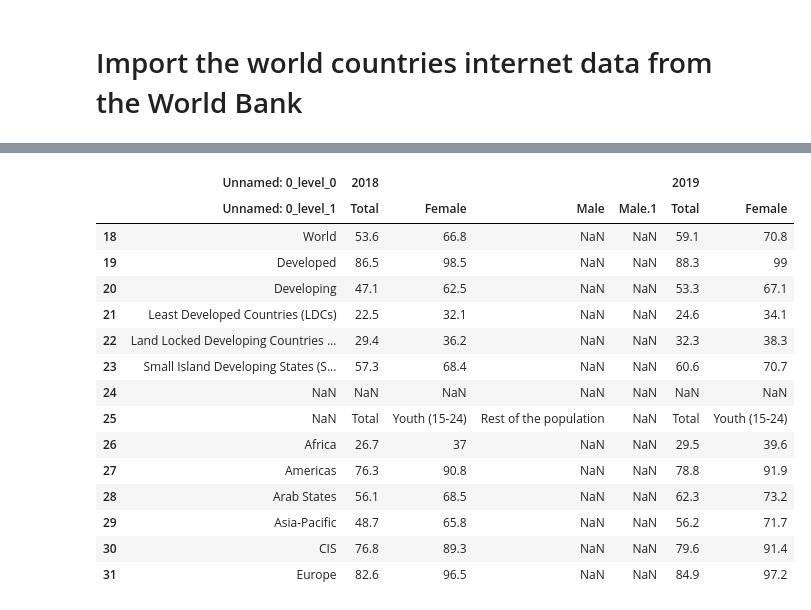
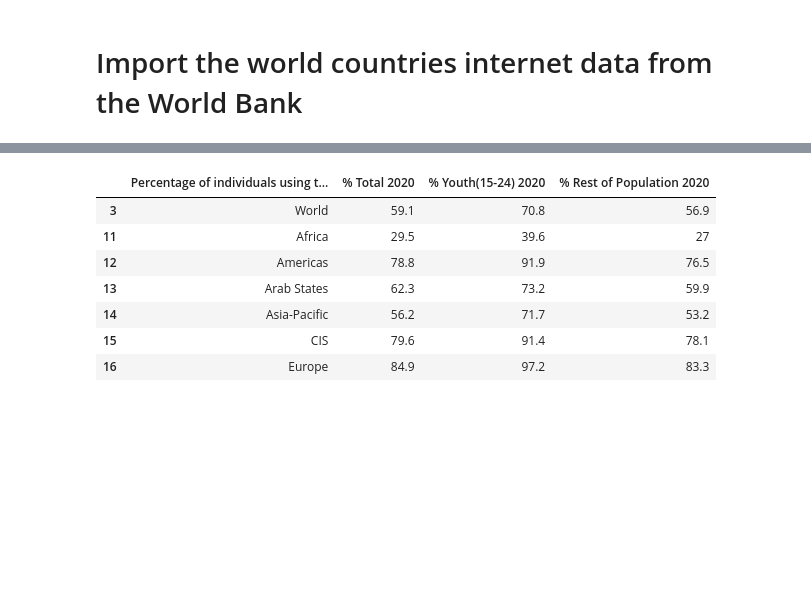
Before and after one commit to khadra1/Project-3-Connectivity, a Jupyter notebook: notebooks/cleaning_data.ipynb, the cells around one changed output, grey strips where cells are left out. Cells and saved outputs as stored; diff of their text form; code cells hidden in the pictures; blank space fills up the shorter version.

```diff
--- a/notebooks/cleaning_data.ipynb
+++ b/notebooks/cleaning_data.ipynb
@@ -83,3 +200,3 @@ gender_df
 # %%
-age_df = pd.read_excel('../Resources/data-raw/Data_Extracted_From_ITU/ITU_regional_global_Key_ICT_indicator_aggregates_rev1_Jan_2022.xlsx', skiprows=range(0,21), header=[0,1], skipfooter=10 , sheet_name = "Internet use by sex & age")
-age_df
+age_df = pd.read_excel('../Resources/data-raw/Data_Extracted_From_ITU/ITU_regional_global_Key_ICT_indicator_aggregates_rev1_Jan_2022.xlsx', skiprows=range(0,19),skipfooter=10 , sheet_name = "Internet use by sex & age")
+age_table_name=age_df.iloc[0,0]
@@ -103,25 +203,23 @@ age_df
 # %%
 # Get the age tables from the gender_age excel file
-age_df=age_df.iloc[18:32,0:7]
-cols = [4,5]
+age_df=age_df.iloc[3:17,0:8]
+age_df = age_df.drop(4)
+age_df = age_df.drop(5)
+age_df = age_df.drop(6)
+age_df = age_df.drop(7)
+age_df = age_df.drop(8)
+age_df = age_df.drop(9)
+age_df = age_df.drop(10)
+cols= [1,2,3,4]
 age_df.drop(age_df.columns[cols],axis=1,inplace=True)
-# age_df = age_df.drop(24)
-# age_df = age_df.drop(25)
+age_df.columns=[age_table_name,'% Total 2020','% Youth(15-24) 2020','% Rest of Population 2020']
 age_df
 # %% [output]
-|  | Unnamed: 0_level_0 | 2018 |  |  |  | 2019 |  |
-|  | Unnamed: 0_level_1 | Total | Female | Male | Male.1 | Total | Female |
-| 18 | World | 53.6 | 66.8 | NaN | NaN | 59.1 | 70.8 |
-| 19 | Developed | 86.5 | 98.5 | NaN | NaN | 88.3 | 99 |
-| 20 | Developing | 47.1 | 62.5 | NaN | NaN | 53.3 | 67.1 |
-| 21 | Least Developed Countries (LDCs) | 22.5 | 32.1 | NaN | NaN | 24.6 | 34.1 |
-| 22 | Land Locked Developing Countries ... | 29.4 | 36.2 | NaN | NaN | 32.3 | 38.3 |
-| 23 | Small Island Developing States (S... | 57.3 | 68.4 | NaN | NaN | 60.6 | 70.7 |
-| 24 | NaN | NaN | NaN | NaN | NaN | NaN | NaN |
-| 25 | NaN | Total | Youth (15-24) | Rest of the population | NaN | Total | Youth (15-24) |
-| 26 | Africa | 26.7 | 37 | NaN | NaN | 29.5 | 39.6 |
-| 27 | Americas | 76.3 | 90.8 | NaN | NaN | 78.8 | 91.9 |
-| 28 | Arab States | 56.1 | 68.5 | NaN | NaN | 62.3 | 73.2 |
-| 29 | Asia-Pacific | 48.7 | 65.8 | NaN | NaN | 56.2 | 71.7 |
-| 30 | CIS | 76.8 | 89.3 | NaN | NaN | 79.6 | 91.4 |
-| 31 | Europe | 82.6 | 96.5 | NaN | NaN | 84.9 | 97.2 |
+|  | Percentage of individuals using t... | % Total 2020 | % Youth(15-24) 2020 | % Rest of Population 2020 |
+| 3 | World | 59.1 | 70.8 | 56.9 |
+| 11 | Africa | 29.5 | 39.6 | 27 |
+| 12 | Americas | 78.8 | 91.9 | 76.5 |
+| 13 | Arab States | 62.3 | 73.2 | 59.9 |
+| 14 | Asia-Pacific | 56.2 | 71.7 | 53.2 |
+| 15 | CIS | 79.6 | 91.4 | 78.1 |
+| 16 | Europe | 84.9 | 97.2 | 83.3 |
```
Also changed, not shown: parts of 23 cells of this notebook, 20 other files.
